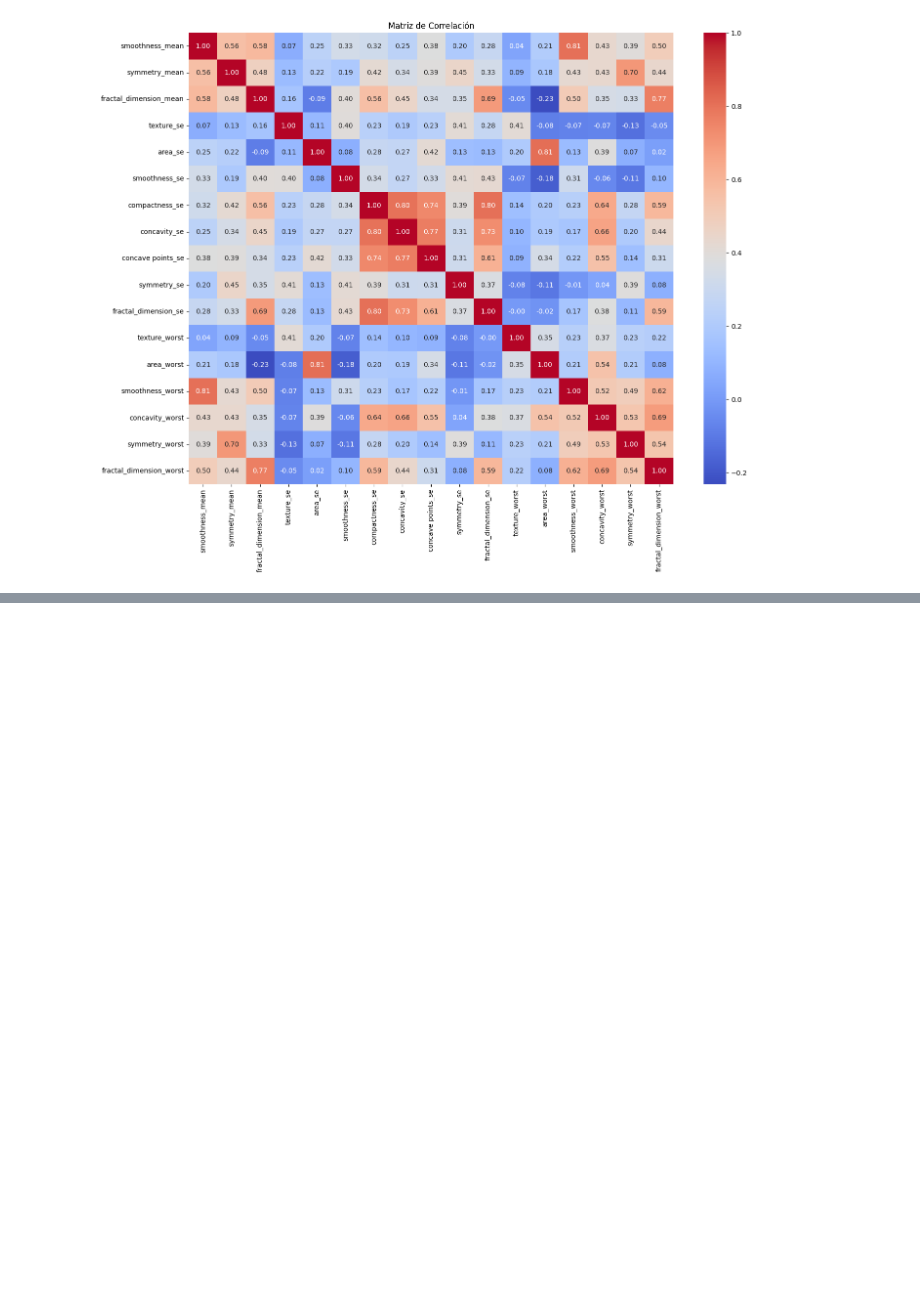
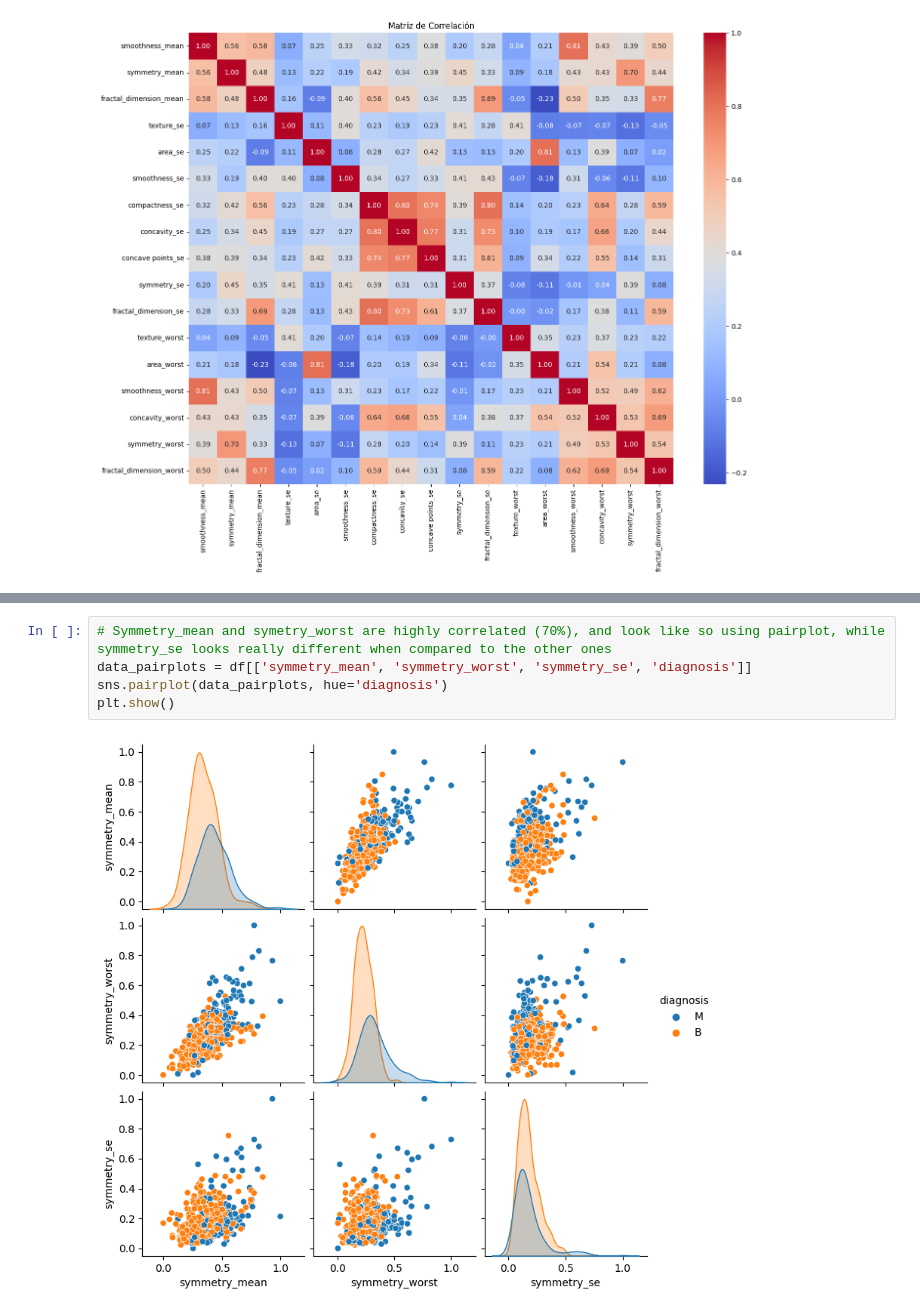
Before and after one commit to SergioManuelJob/BreastCancer-NaiveBayes, a Jupyter notebook: Breast_Cancer_NaiveBayes.ipynb, the cells around one changed output, grey strips where cells are left out. Drawn from its saved outputs; the diff is of its cells as text; blank space fills up the shorter version.

```diff
--- a/Breast_Cancer_NaiveBayes.ipynb
+++ b/Breast_Cancer_NaiveBayes.ipynb
@@ -97,0 +178,7 @@ plt.show()
+# %%
+# Symmetry_mean and symetry_worst are highly correlated (70%), and look like so using pairplot, while symmetry_se looks really different when compared to the other ones
+data_pairplots = df[['symmetry_mean', 'symmetry_worst', 'symmetry_se', 'diagnosis']]
+sns.pairplot(data_pairplots, hue='diagnosis')
+plt.show()
+# %% [output]
+[figure, added]
```
Also changed, not shown: parts of 20 cells of this notebook.
